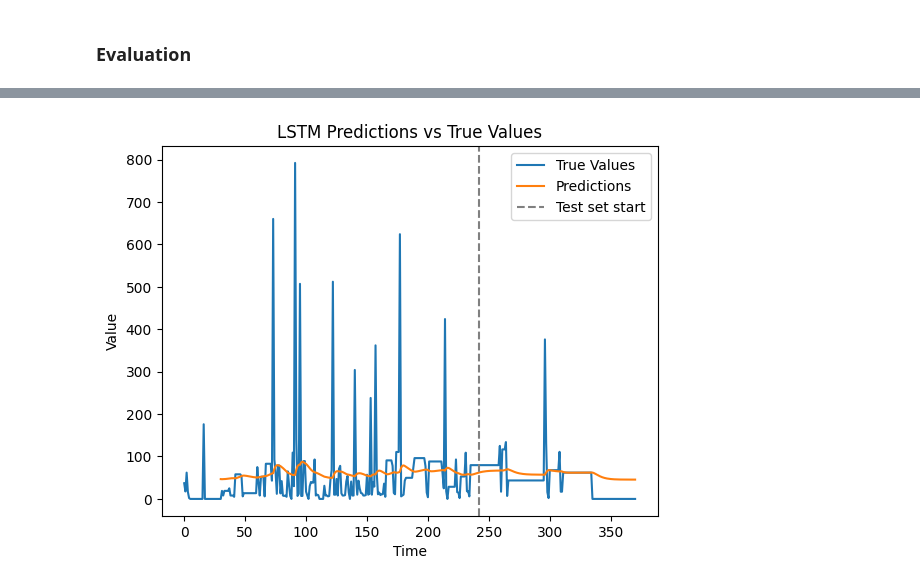
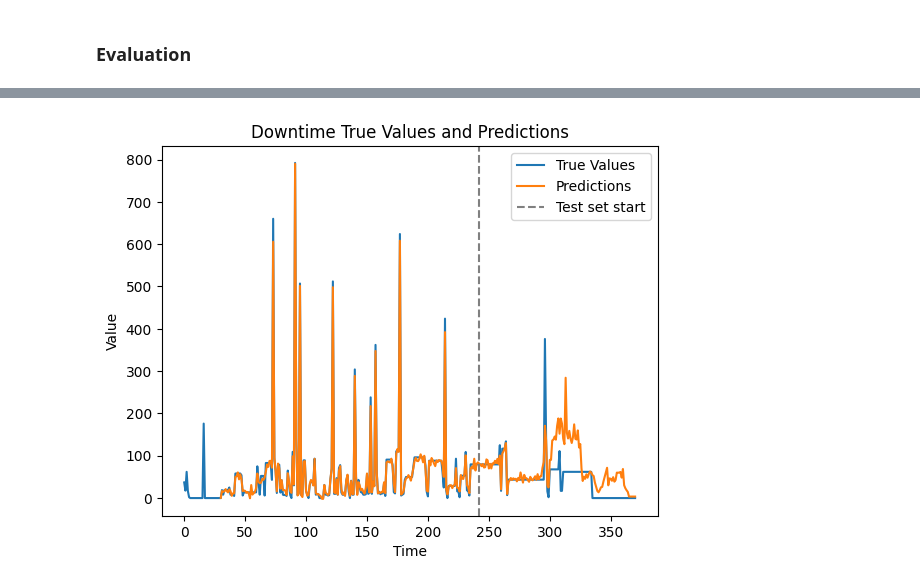
Before and after one commit to ParunNg/Downtime-Prediction, a Jupyter notebook: [REV1] Downtime Prediction.ipynb, the cells around one changed output, grey strips where cells are left out. Cells and saved outputs as stored; diff of their text form; code cells hidden in the pictures.

```diff
--- a/[REV1] Downtime Prediction.ipynb
+++ b/[REV1] Downtime Prediction.ipynb
@@ -280,8 +279,4 @@ train_set.shape
 (371,)
 # %%
 scaler = MinMaxScaler(feature_range=(-1, 1))
-train_set_norm = scaler.fit_transform(train_set.reshape(-1, 1))
-
-#convert np to tensor
-train_set_norm = torch.FloatTensor(train_set_norm).view(-1)
-train_set_norm.shape
+train_set_norm = scaler.fit_transform(train_set.reshape(-1, 1)).flatten()
@@ -309,10 +302,5 @@ X, y = create_data(train_set_norm, ws)
 train_size = int(len(y) * 0.8)
 X_train, y_train = X[:train_size], y[:train_size]
 X_test, y_test = X[train_size:], y[train_size:]
-
-X_train = torch.from_numpy(X_train).float()
-y_train = torch.from_numpy(y_train).float()
-X_test = torch.from_numpy(X_test).float()
-y_test = torch.from_numpy(y_test).float()
 # %% [markdown]
 ### Modeling
@@ -402,0 +309,6 @@ torch.Size([69, 30])
+# %%
+from sklearn.ensemble import GradientBoostingRegressor
+
+# Initialize the estimator
+model = GradientBoostingRegressor(random_state=0, n_estimators=500, learning_rate=0.05)
+model.fit(X_train, y_train)
@@ -412,24 +324,23 @@ Test Loss: 0.0114
 # %%
 import matplotlib.pyplot as plt
 
 # Concatenate the training and test predictions
-with torch.no_grad():
-    train_outputs = model(X_train.unsqueeze(-1)).squeeze().numpy()
-    test_outputs = model(X_test.unsqueeze(-1)).squeeze().numpy()
+train_outputs = model.predict(X_train)
+test_outputs = model.predict(X_test)
 all_outputs = np.concatenate((train_outputs, test_outputs))
 all_outputs = scaler.inverse_transform(all_outputs.reshape(-1, 1)).flatten()
 
 # Calculate the index where the test set starts
 test_start_index = len(X) - len(y_test) - ws
 
 # Plot the true values and the predictions
 plt.plot(train_set, label="True Values")
 plt.plot(range(ws, ws + len(all_outputs)), all_outputs, label="Predictions")
 plt.axvline(x=test_start_index, color='gray', linestyle='--', label="Test set start")
 plt.xlabel("Time")
 plt.ylabel("Value")
 plt.legend()
-plt.title("LSTM Predictions vs True Values")
+plt.title("Downtime True Values and Predictions")
 plt.show()
 # %% [output]
-[figure, old version]
+[figure, new version]
```
Also changed, not shown: parts of 11 cells of this notebook, 2 other files.
